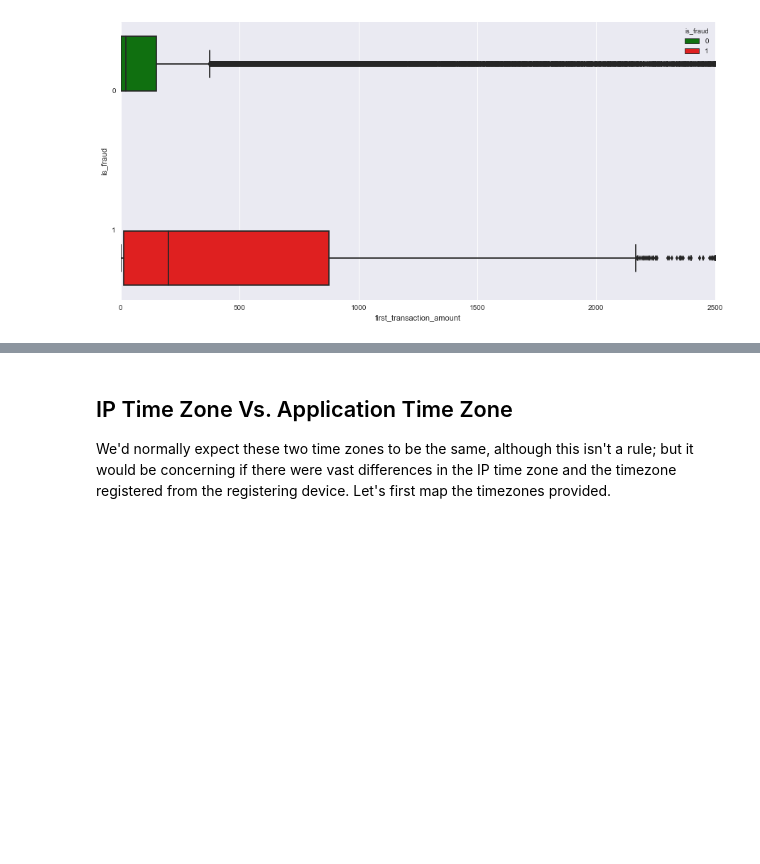
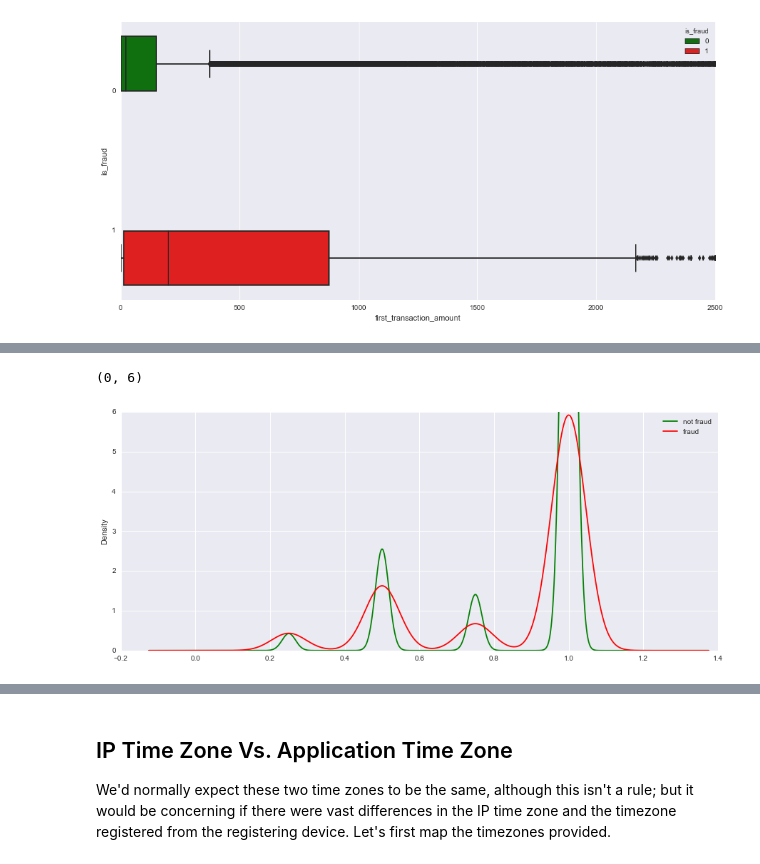
Before and after one commit to ashirwad08/fraud_detection_ex, a Jupyter notebook: notebooks/Data_Explore.ipynb, the cells around one changed output, grey strips where cells are left out. Drawn from its saved outputs; the diff is of its cells as text; code cells hidden in the pictures; blank space fills up the shorter version.

```diff
--- a/notebooks/Data_Explore.ipynb
+++ b/notebooks/Data_Explore.ipynb
@@ -72,0 +124,18 @@ p.set(xlim=(0,2500))
+# %%
+basis_col = 'state_from_application_address_cd'
+loc_cols = ['IP_Address_Location','Pierced_IP_address_location','AreaCodeState_cd']
+
+#Change state abbreviations to complete names
+dat['state_from_application_address_cd'] = dat['state_from_application_address'].apply(lambda abbr: str(us.states.lookup(unicode(abbr))).upper())
+dat['AreaCodeState_cd'] = dat['AreaCodeState'].apply(lambda abbr: str(us.states.lookup(unicode(abbr))).upper())
+
+dat['loc_hmg_coeff'] = loc_hom_coeff(dat, basis_col, loc_cols)
+# %%
+fig, ax = plt.subplots(figsize=(15,6))
+dat[dat['is_fraud']==0]['loc_hmg_coeff'].plot(kind='kde', ax=ax, color='green', label='not fraud')
+dat[dat['is_fraud']==1]['loc_hmg_coeff'].plot(kind='kde', ax=ax, color='red', label='fraud')
+ax.legend()
+ax.set_ylim(0,6) #zoomed in
+# %% [output]
+(0, 6)
+[figure, added]
```
Also changed, not shown: parts of 23 cells of this notebook, 1 other file.
